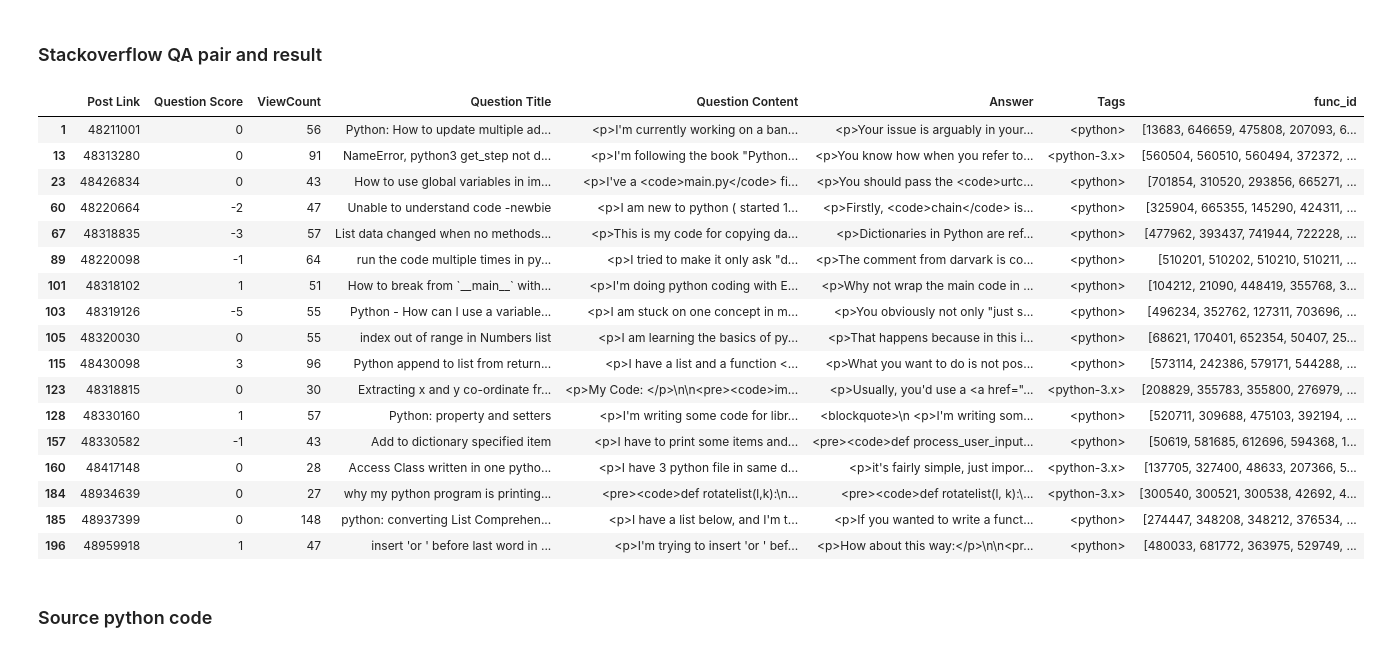
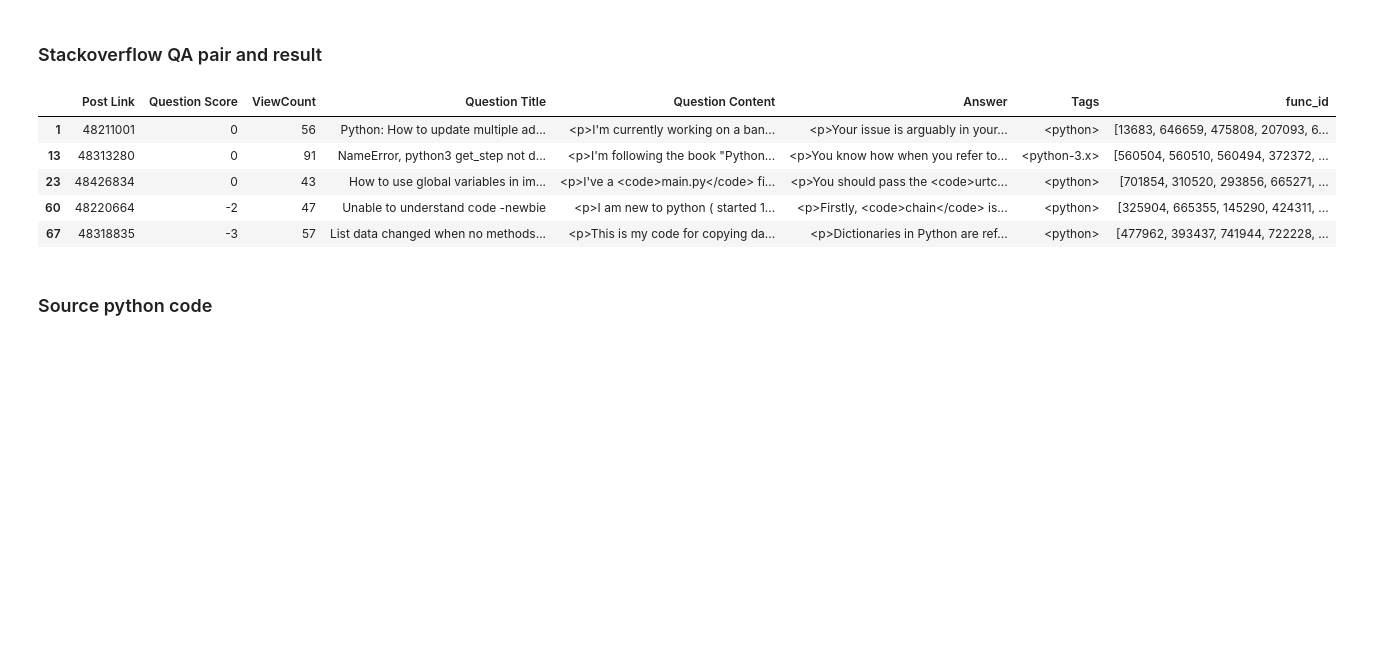
Before and after one commit to 3innielee/nlp_code_search_generation, a Jupyter notebook: Search_Result.ipynb, the cells around one changed output. Saved outputs shown, nothing was run; the diff lists cells and outputs as text; code cells hidden in the pictures; blank space fills up the shorter version.

Commit message:
search result 0-200 with baseline model

```diff
--- a/Search_Result.ipynb
+++ b/Search_Result.ipynb
@@ -38,26 +38,14 @@ with open('./data/SO_similarity_0_200.pkl', 'rb') as f:
     so_result = pickle.load(f)
 # %%
 # question with python tag only
-so_result[(so_result['Tags'] == '<python-3.x>')|(so_result['Tags'] == '<python>')]
+so_result[(so_result['Tags'] == '<python-3.x>')|(so_result['Tags'] == '<python>')].head(5)
 # %% [output]
 |  | Post Link | Question Score | ViewCount | Question Title | Question Content | Answer | Tags | func_id |
 | 1 | 48211001 | 0 | 56 | Python: How to update multiple ad... | <p>I'm currently working on a ban... | <p>Your issue is arguably in your... | <python> | [13683, 646659, 475808, 207093, 6... |
 | 13 | 48313280 | 0 | 91 | NameError, python3 get_step not d... | <p>I'm following the book "Python... | <p>You know how when you refer to... | <python-3.x> | [560504, 560510, 560494, 372372, ... |
 | 23 | 48426834 | 0 | 43 | How to use global variables in im... | <p>I've a <code>main.py</code> fi... | <p>You should pass the <code>urtc... | <python> | [701854, 310520, 293856, 665271, ... |
 | 60 | 48220664 | -2 | 47 | Unable to understand code -newbie | <p>I am new to python ( started 1... | <p>Firstly, <code>chain</code> is... | <python> | [325904, 665355, 145290, 424311, ... |
 | 67 | 48318835 | -3 | 57 | List data changed when no methods... | <p>This is my code for copying da... | <p>Dictionaries in Python are ref... | <python> | [477962, 393437, 741944, 722228, ... |
-| 89 | 48220098 | -1 | 64 | run the code multiple times in py... | <p>I tried to make it only ask "d... | <p>The comment from darvark is co... | <python> | [510201, 510202, 510210, 510211, ... |
-| 101 | 48318102 | 1 | 51 | How to break from `__main__` with... | <p>I'm doing python coding with E... | <p>Why not wrap the main code in ... | <python> | [104212, 21090, 448419, 355768, 3... |
-| 103 | 48319126 | -5 | 55 | Python - How can I use a variable... | <p>I am stuck on one concept in m... | <p>You obviously not only "just s... | <python> | [496234, 352762, 127311, 703696, ... |
-| 105 | 48320030 | 0 | 55 | index out of range in Numbers list | <p>I am learning the basics of py... | <p>That happens because in this i... | <python> | [68621, 170401, 652354, 50407, 25... |
-| 115 | 48430098 | 3 | 96 | Python append to list from return... | <p>I have a list and a function <... | <p>What you want to do is not pos... | <python> | [573114, 242386, 579171, 544288, ... |
-| 123 | 48318815 | 0 | 30 | Extracting x and y co-ordinate fr... | <p>My Code: </p>\n\n<pre><code>im... | <p>Usually, you'd use a <a href="... | <python-3.x> | [208829, 355783, 355800, 276979, ... |
-| 128 | 48330160 | 1 | 57 | Python: property and setters | <p>I'm writing some code for libr... | <blockquote>\n <p>I'm writing som... | <python> | [520711, 309688, 475103, 392194, ... |
-| 157 | 48330582 | -1 | 43 | Add to dictionary specified item | <p>I have to print some items and... | <pre><code>def process_user_input... | <python> | [50619, 581685, 612696, 594368, 1... |
-| 160 | 48417148 | 0 | 28 | Access Class written in one pytho... | <p>I have 3 python file in same d... | <p>it's fairly simple, just impor... | <python-3.x> | [137705, 327400, 48633, 207366, 5... |
-| 184 | 48934639 | 0 | 27 | why my python program is printing... | <pre><code>def rotatelist(l,k):\n... | <pre><code>def rotatelist(l, k):\... | <python-3.x> | [300540, 300521, 300538, 42692, 4... |
-| 185 | 48937399 | 0 | 148 | python: converting List Comprehen... | <p>I have a list below, and I'm t... | <p>If you wanted to write a funct... | <python> | [274447, 348208, 348212, 376534, ... |
-| 196 | 48959918 | 1 | 47 | insert 'or ' before last word in ... | <p>I'm trying to insert 'or ' bef... | <p>How about this way:</p>\n\n<pr... | <python> | [480033, 681772, 363975, 529749, ... |
 # %% [markdown]
 ### Source python code
 # %%
```
Also changed, not shown: parts of 1 cell of this notebook.
